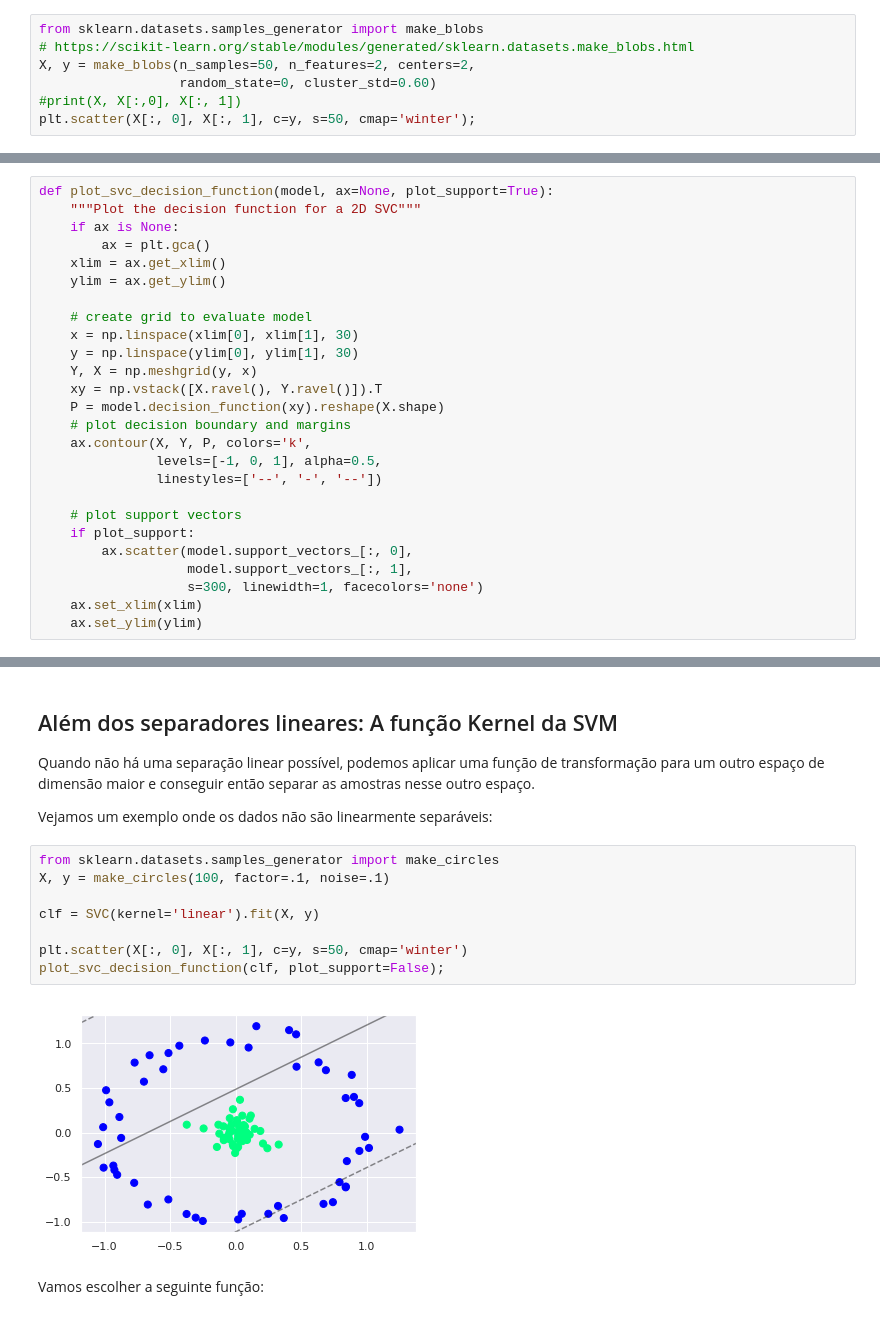
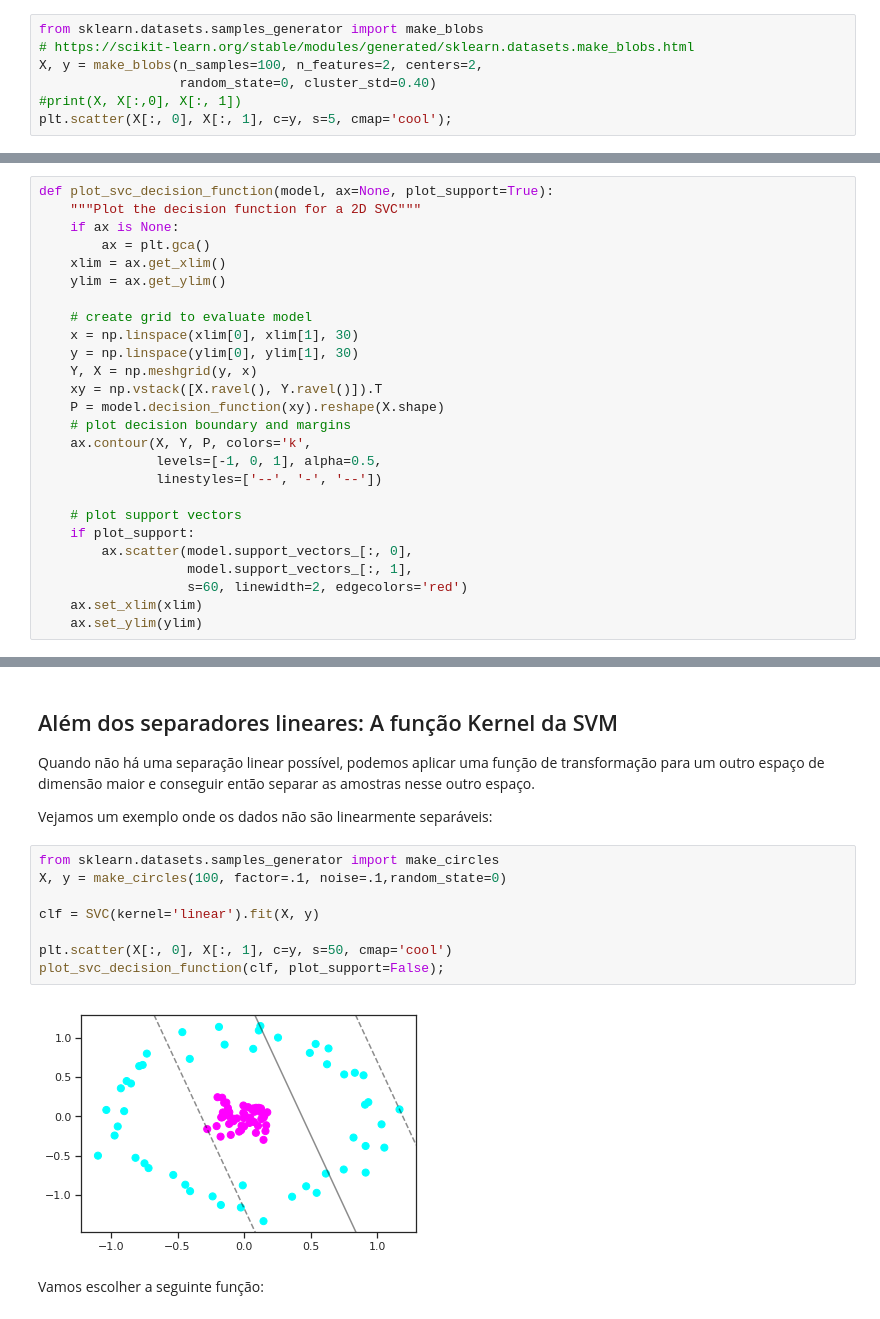
Before and after one commit to clemencia/ML4PPGF_UERJ, a Jupyter notebook: SVM_pythonDataScience.ipynb, the cells around one changed output, grey strips where cells are left out. Saved outputs shown, nothing was run; the diff lists cells and outputs as text.

```diff
--- a/SVM_pythonDataScience.ipynb
+++ b/SVM_pythonDataScience.ipynb
@@ -22,8 +22,8 @@ Vamos considerar um caso simples de classificação em que as duas classes de po
 # %%
 from sklearn.datasets.samples_generator import make_blobs
 # https://scikit-learn.org/stable/modules/generated/sklearn.datasets.make_blobs.html
-X, y = make_blobs(n_samples=50, n_features=2, centers=2,
-                  random_state=0, cluster_std=0.60)
+X, y = make_blobs(n_samples=100, n_features=2, centers=2,
+                  random_state=0, cluster_std=0.40)
 #print(X, X[:,0], X[:, 1])
-plt.scatter(X[:, 0], X[:, 1], c=y, s=50, cmap='winter');
+plt.scatter(X[:, 0], X[:, 1], c=y, s=5, cmap='cool');
 # %% [output]
@@ -105,6 +105,6 @@ def plot_svc_decision_function(model, ax=None, plot_support=True):
     if plot_support:
         ax.scatter(model.support_vectors_[:, 0],
                    model.support_vectors_[:, 1],
-                   s=300, linewidth=1, facecolors='none')
+                   s=60, linewidth=2, edgecolors='red')
     ax.set_xlim(xlim)
     ax.set_ylim(ylim)
@@ -155,14 +155,14 @@ Quando não há uma separação linear possível, podemos aplicar uma função d
 Vejamos um exemplo onde os dados não são linearmente separáveis:
 # %%
 from sklearn.datasets.samples_generator import make_circles
-X, y = make_circles(100, factor=.1, noise=.1)
+X, y = make_circles(100, factor=.1, noise=.1,random_state=0)
 
 clf = SVC(kernel='linear').fit(X, y)
 
-plt.scatter(X[:, 0], X[:, 1], c=y, s=50, cmap='winter')
+plt.scatter(X[:, 0], X[:, 1], c=y, s=50, cmap='cool')
 plot_svc_decision_function(clf, plot_support=False);
 # %% [output]
-[figure, old version]
+[figure, new version]
 # %% [markdown]
 Vamos escolher a seguinte função:
 # %%
```
Also changed, not shown: parts of 14 cells of this notebook.
